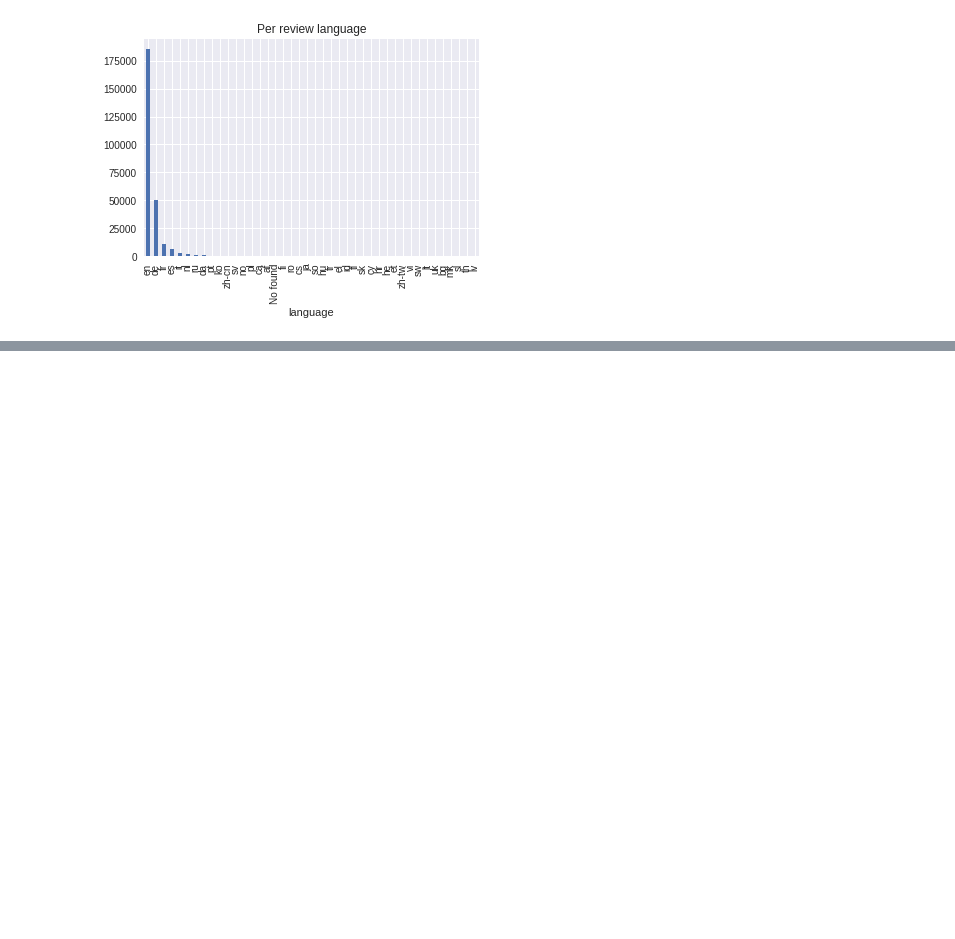
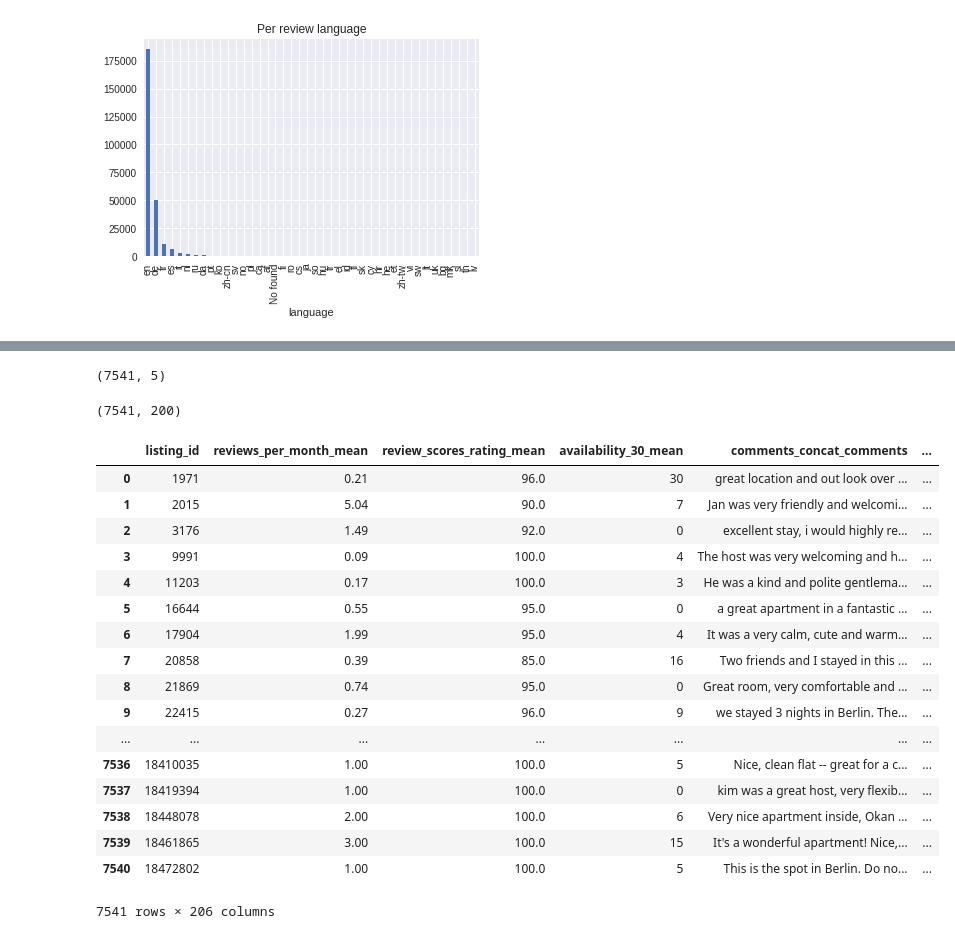
Before and after one commit to clementlefevre/udacity_ML, a Jupyter notebook: capstone_project/Text Vectorization.ipynb, the cells around one changed output, grey strips where cells are left out. Saved outputs shown, nothing was run; the diff lists cells and outputs as text; code cells hidden in the pictures; blank space fills up the shorter version.

```diff
--- a/capstone_project/Text Vectorization.ipynb
+++ b/capstone_project/Text Vectorization.ipynb
@@ -189,7 +183,0 @@ counts.shape
-# %%
-from sklearn.linear_model import LinearRegression
-from sklearn.ensemble import RandomForestClassifier
-from sklearn.metrics import r2_score
-lm = LinearRegression()
-rf = RandomForestClassifier()
-rf.fit(counts,groupy.availability_30)
@@ -202,0 +186,6 @@ RandomForestClassifier(bootstrap=True, class_weight=None, criterion='gini',
+# %%
+pca = PCA(n_components=200).fit(counts.todense())
+
+print pca.explained_variance_ratio_.sum()
+print pca.explained_variance_ratio_*100
+PC_matrix = pca.transform(X_vectorized)
@@ -202,0 +214,4 @@ RandomForestClassifier(bootstrap=True, class_weight=None, criterion='gini',
+# %%
+pc_columns = ["pc"+str(i) for i in range(1,201)]
+df_PCA = pd.DataFrame(PC_matrix, columns=pc_columns)
+df_PCA.head()
@@ -202,0 +228,29 @@ RandomForestClassifier(bootstrap=True, class_weight=None, criterion='gini',
+# %%
+groupy.shape
+# %% [output]
+(7541, 5)
+# %%
+df_PCA.shape
+# %% [output]
+(7541, 200)
+# %%
+groupy_with_PCA
+# %% [output]
+|  | listing_id | reviews_per_month_mean | review_scores_rating_mean | availability_30_mean | comments_concat_comments | ... |
+| 0 | 1971 | 0.21 | 96.0 | 30 | great location and out look over ... | ... |
+| 1 | 2015 | 5.04 | 90.0 | 7 | Jan was very friendly and welcomi... | ... |
+| 2 | 3176 | 1.49 | 92.0 | 0 | excellent stay, i would highly re... | ... |
+| 3 | 9991 | 0.09 | 100.0 | 4 | The host was very welcoming and h... | ... |
+| 4 | 11203 | 0.17 | 100.0 | 3 | He was a kind and polite gentlema... | ... |
+| 5 | 16644 | 0.55 | 95.0 | 0 | a great apartment in a fantastic ... | ... |
+| 6 | 17904 | 1.99 | 95.0 | 4 | It was a very calm, cute and warm... | ... |
+| 7 | 20858 | 0.39 | 85.0 | 16 | Two friends and I stayed in this ... | ... |
+| 8 | 21869 | 0.74 | 95.0 | 0 | Great room, very comfortable and ... | ... |
+| 9 | 22415 | 0.27 | 96.0 | 9 | we stayed 3 nights in Berlin. The... | ... |
+| ... | ... | ... | ... | ... | ... | ... |
+| 7536 | 18410035 | 1.00 | 100.0 | 5 | Nice, clean flat -- great for a c... | ... |
+| 7537 | 18419394 | 1.00 | 100.0 | 0 | kim was a great host, very flexib... | ... |
+| 7538 | 18448078 | 2.00 | 100.0 | 6 | Very nice apartment inside, Okan ... | ... |
+| 7539 | 18461865 | 3.00 | 100.0 | 15 | It's a wonderful apartment! Nice,... | ... |
+| 7540 | 18472802 | 1.00 | 100.0 | 5 | This is the spot in Berlin. Do no... | ... |
+7541 rows × 206 columns
```
Also changed, not shown: parts of 29 cells of this notebook, 7 other files.
